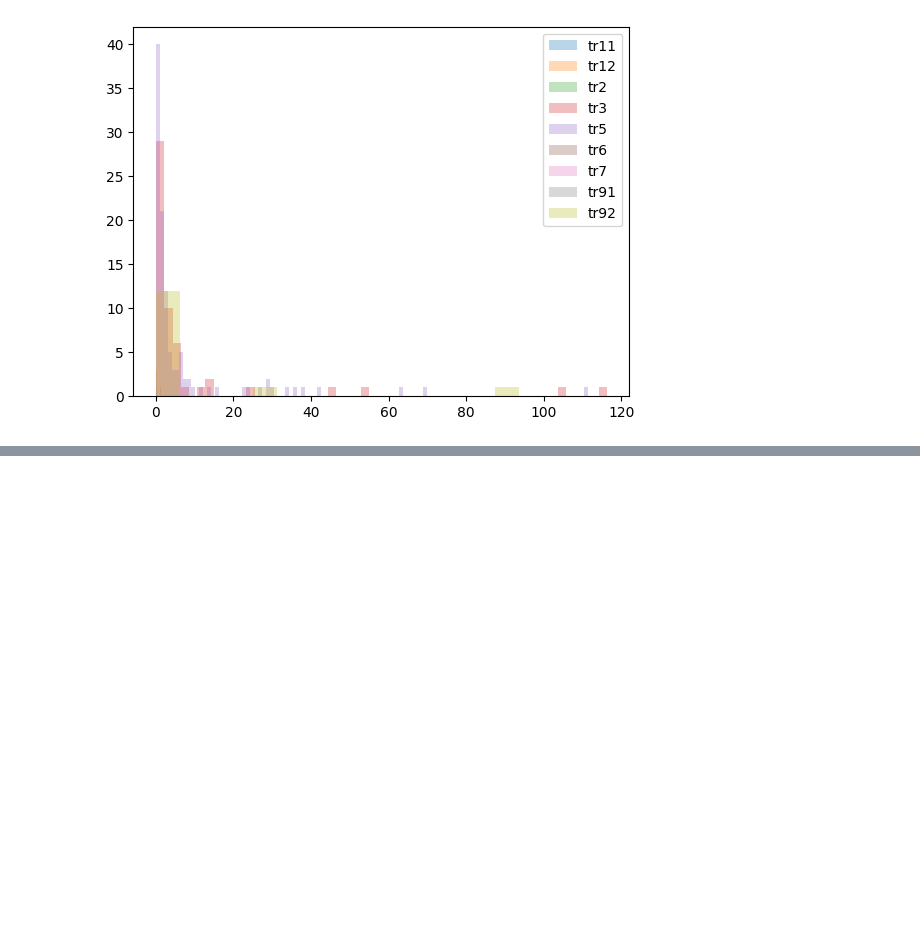
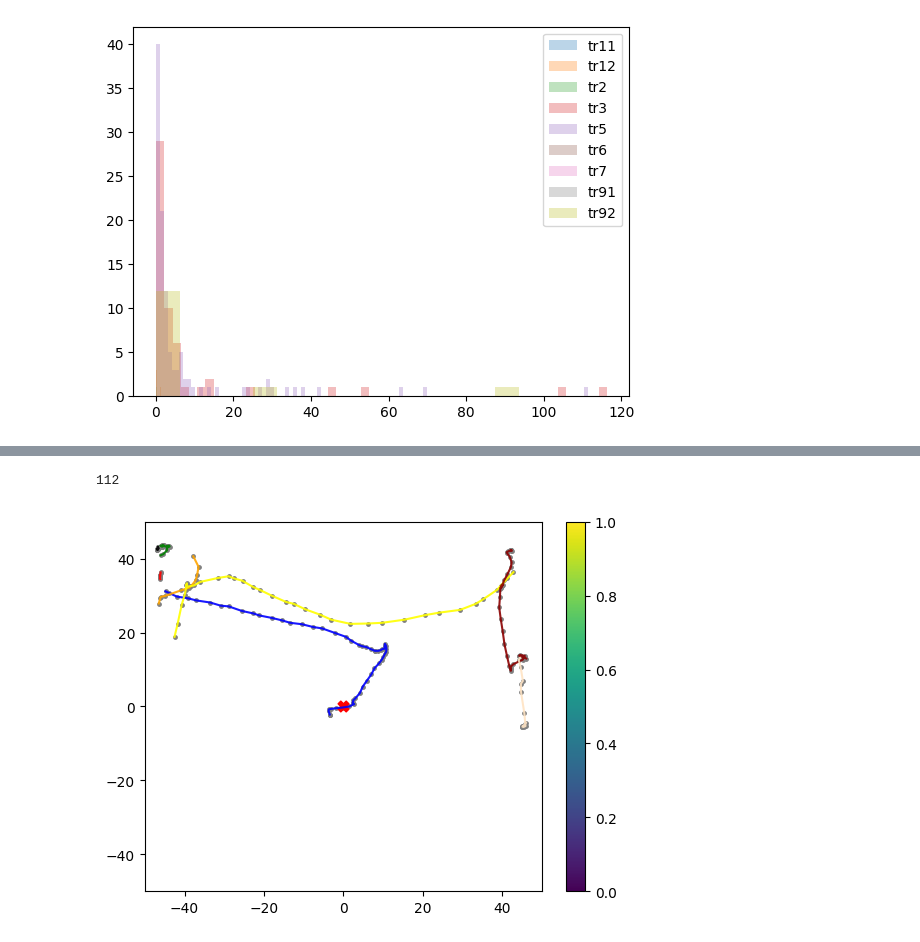
Before and after one commit to Barbara1576/navigation, a Jupyter notebook: data_preprocessing.ipynb, the cells around one changed output, grey strips where cells are left out. Saved outputs shown, nothing was run; the diff lists cells and outputs as text; code cells hidden in the pictures; blank space fills up the shorter version.

Commit message:
done func that divides traj to sub-trajs

```diff
--- a/data_preprocessing.ipynb
+++ b/data_preprocessing.ipynb
@@ -248,0 +259,23 @@ def resample_data(): # TODO
+# %%
+print(len(dfs_dict_with_subtraj['tr3']))
+
+lines_colors = ['blue', 'red', 'green', 'black', 'orange',
+                'yellow', 'darkred', 'bisque']
+for i, sub_traj in enumerate(dfs_dict_with_subtraj['tr3']):
+    x, y = sub_traj['x'], sub_traj['y']
+    time_cmap = np.arange(0, len(x))
+    plt.scatter(x, y, s=6, c='gray')
+    plt.plot(x, y, alpha=0.9, c=lines_colors[i])
+
+    if i > 6:
+        break
+
+plt.scatter(0, 0, marker='X', s=60, c='red')
+plt.colorbar()
+plt.xlim([-50, 50])
+plt.ylim([-50, 50])
+plt.title('Subtrajectories divided by time jumps')
+plt.show()
+# %% [output]
+112
+[figure, added]
```
Also changed, not shown: parts of 17 cells of this notebook.
